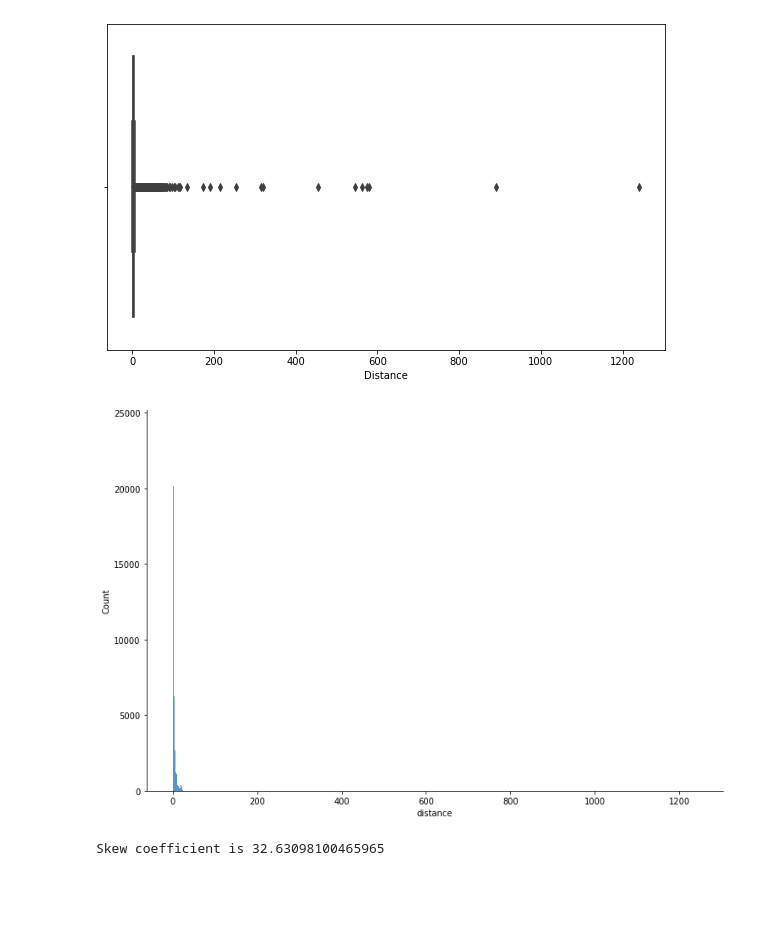
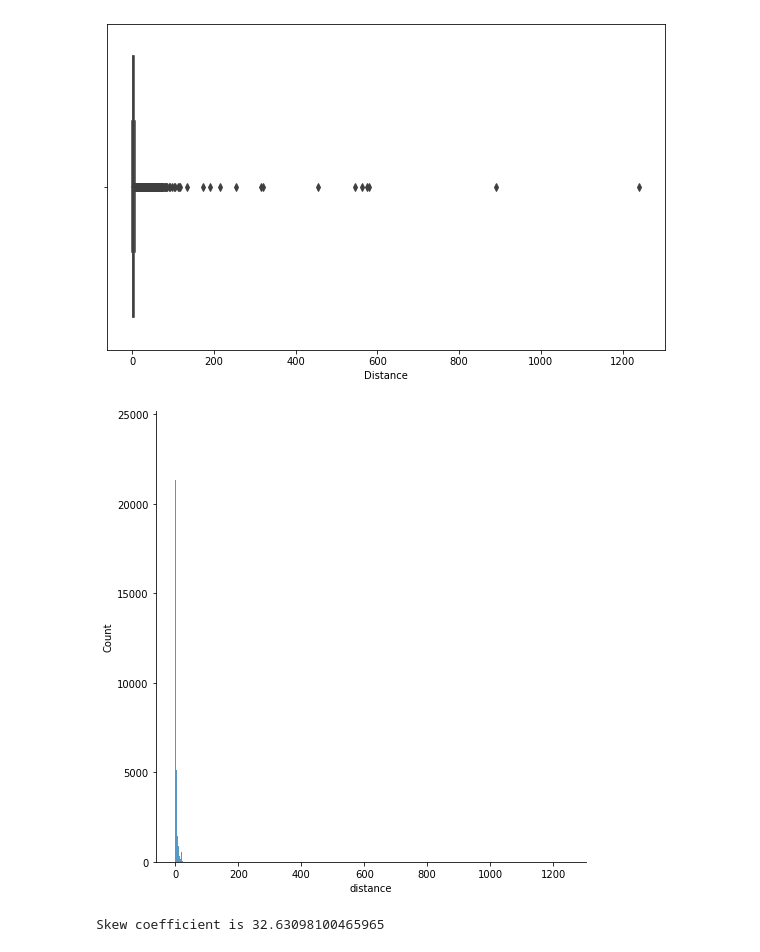
Before and after one commit to Kunaltembhare003/NYC-taxi-trip-time-Prediction, a Jupyter notebook: NYC_Taxi_Trip_Time_Prediction_Capstone_Project.ipynb, the cells around one changed output. Drawn from its saved outputs; the diff is of its cells as text; code cells hidden in the pictures; blank space fills up the shorter version.

```diff
--- a/NYC_Taxi_Trip_Time_Prediction_Capstone_Project.ipynb
+++ b/NYC_Taxi_Trip_Time_Prediction_Capstone_Project.ipynb
@@ -304,10 +307,10 @@ plt.show()
 [figure]
 # %%
 
-sns.displot(data=data, x='distance', height=7,aspect=1.5)
+sns.displot(data=data, x='distance', height=7,aspect=1)
 plt.show()
 # %% [output]
-[figure, old version]
+[figure, new version]
 # %%
 print(f"Skew coefficient is {data['distance'].skew()}")
 # %% [output]
```
Also changed, not shown: parts of 91 cells of this notebook.
